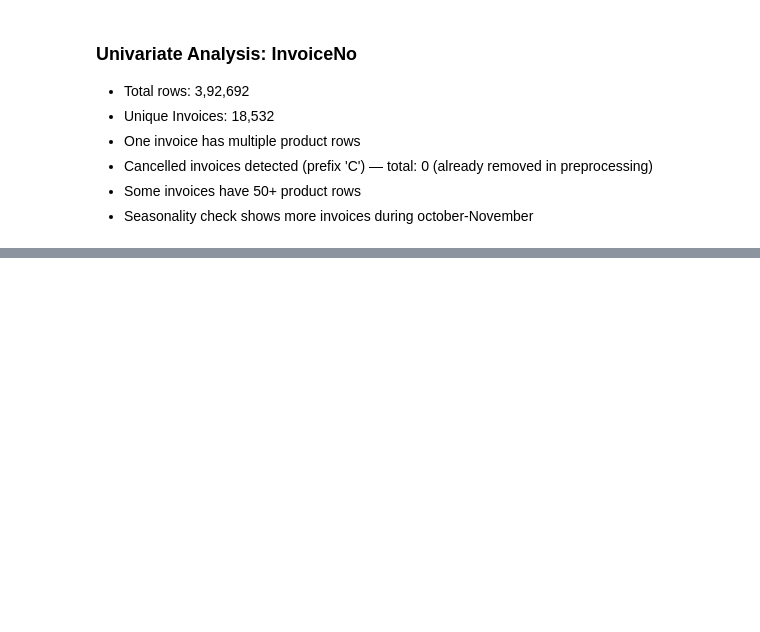
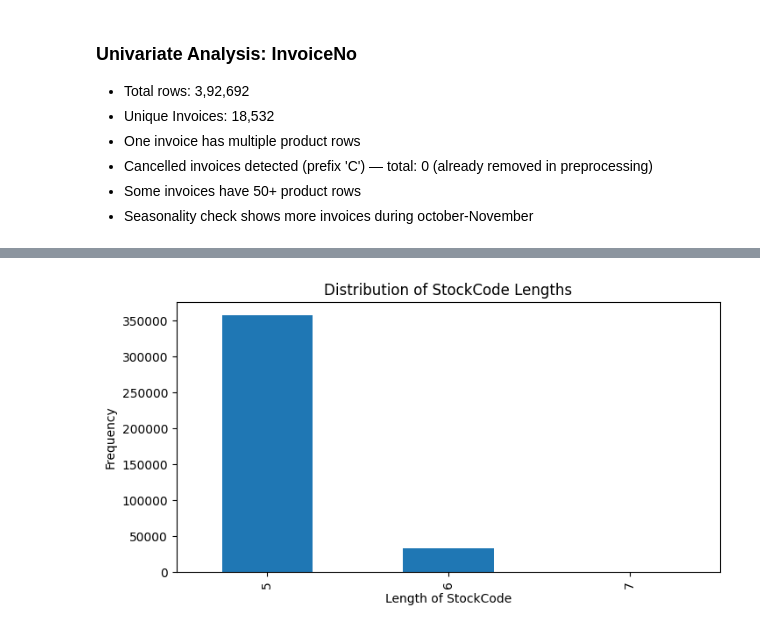
Before and after one commit to anuragchaubey1224/customer-segmentation, a Jupyter notebook: notebooks/eda.ipynb, the cells around one changed output, grey strips where cells are left out. Cells and saved outputs as stored; diff of their text form; code cells hidden in the pictures; blank space fills up the shorter version.

```diff
--- a/notebooks/eda.ipynb
+++ b/notebooks/eda.ipynb
@@ -516,0 +580,10 @@ Name: count, dtype: float64
+# %%
+# stockcode length distribution
+df['StockCodeLength'] = df['StockCode'].astype(str).apply(len)
+df['StockCodeLength'].value_counts().sort_index().plot(kind='bar', figsize=(8,4))
+plt.title("Distribution of StockCode Lengths")
+plt.xlabel("Length of StockCode")
+plt.ylabel("Frequency")
+plt.show()
+# %% [output]
+[figure, added]
```
Also changed, not shown: parts of 6 cells of this notebook.
